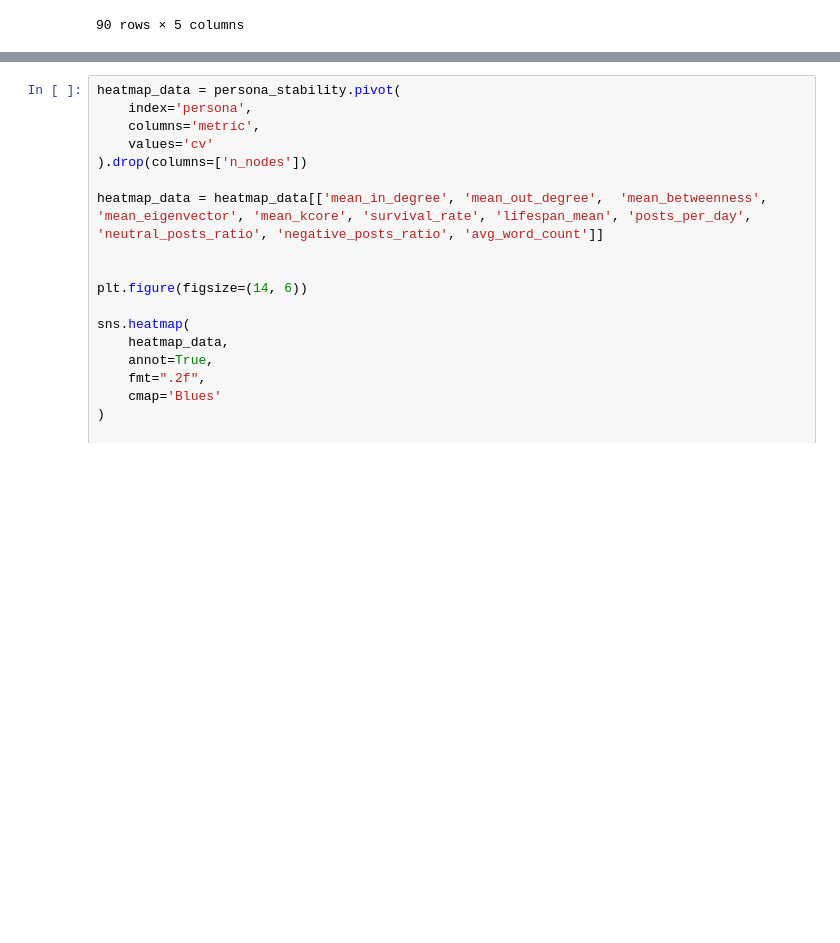
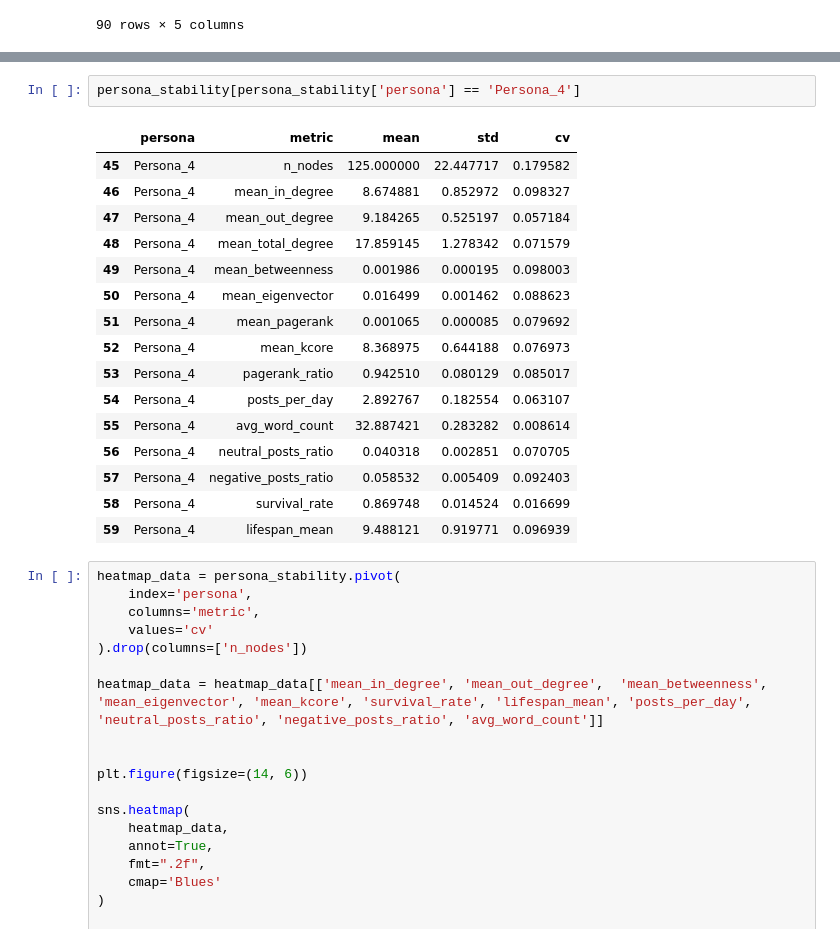
Before and after one commit to MagdalenaWilk/Personality-Driven_Behaviour_in_Synthetic_Social_Networks, a Jupyter notebook: analysis_set1_follow.ipynb, the cells around one changed output, grey strips where cells are left out. Saved outputs shown, nothing was run; the diff lists cells and outputs as text; blank space fills up the shorter version.

```diff
--- a/analysis_set1_follow.ipynb
+++ b/analysis_set1_follow.ipynb
@@ -731,3 +750,22 @@ persona_stability
+# %%
+persona_stability[persona_stability['persona'] == 'Persona_4']
+# %% [output]
+|  | persona | metric | mean | std | cv |
+| 45 | Persona_4 | n_nodes | 125.000000 | 22.447717 | 0.179582 |
+| 46 | Persona_4 | mean_in_degree | 8.674881 | 0.852972 | 0.098327 |
+| 47 | Persona_4 | mean_out_degree | 9.184265 | 0.525197 | 0.057184 |
+| 48 | Persona_4 | mean_total_degree | 17.859145 | 1.278342 | 0.071579 |
+| 49 | Persona_4 | mean_betweenness | 0.001986 | 0.000195 | 0.098003 |
+| 50 | Persona_4 | mean_eigenvector | 0.016499 | 0.001462 | 0.088623 |
+| 51 | Persona_4 | mean_pagerank | 0.001065 | 0.000085 | 0.079692 |
+| 52 | Persona_4 | mean_kcore | 8.368975 | 0.644188 | 0.076973 |
+| 53 | Persona_4 | pagerank_ratio | 0.942510 | 0.080129 | 0.085017 |
+| 54 | Persona_4 | posts_per_day | 2.892767 | 0.182554 | 0.063107 |
+| 55 | Persona_4 | avg_word_count | 32.887421 | 0.283282 | 0.008614 |
+| 56 | Persona_4 | neutral_posts_ratio | 0.040318 | 0.002851 | 0.070705 |
+| 57 | Persona_4 | negative_posts_ratio | 0.058532 | 0.005409 | 0.092403 |
+| 58 | Persona_4 | survival_rate | 0.869748 | 0.014524 | 0.016699 |
+| 59 | Persona_4 | lifespan_mean | 9.488121 | 0.919771 | 0.096939 |
 # %%
 heatmap_data = persona_stability.pivot(
     index='persona',
```
Also changed, not shown: parts of 4 cells of this notebook, 1 other file.
